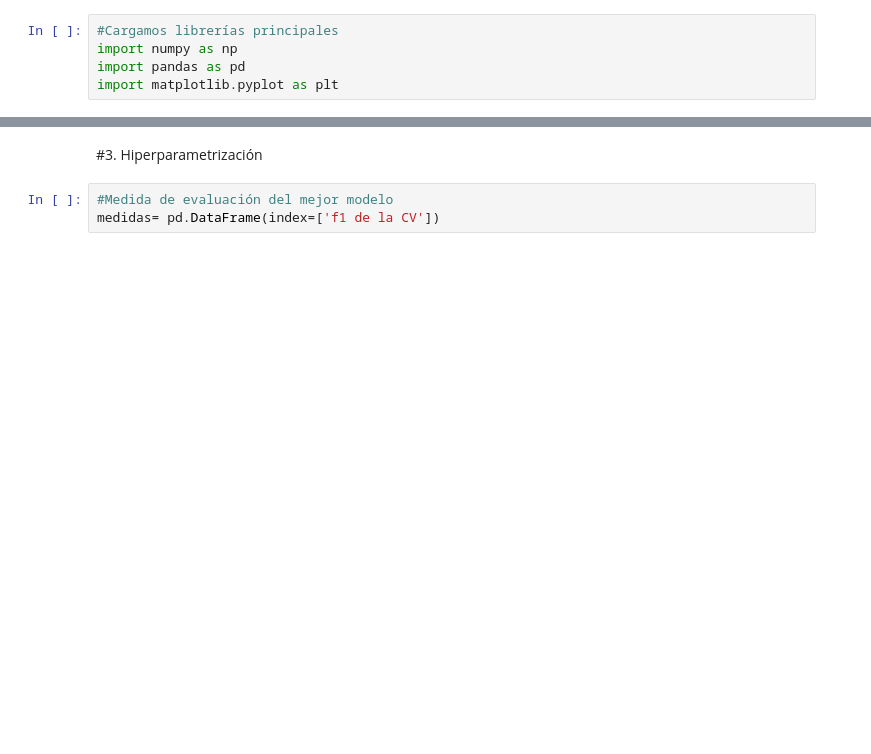
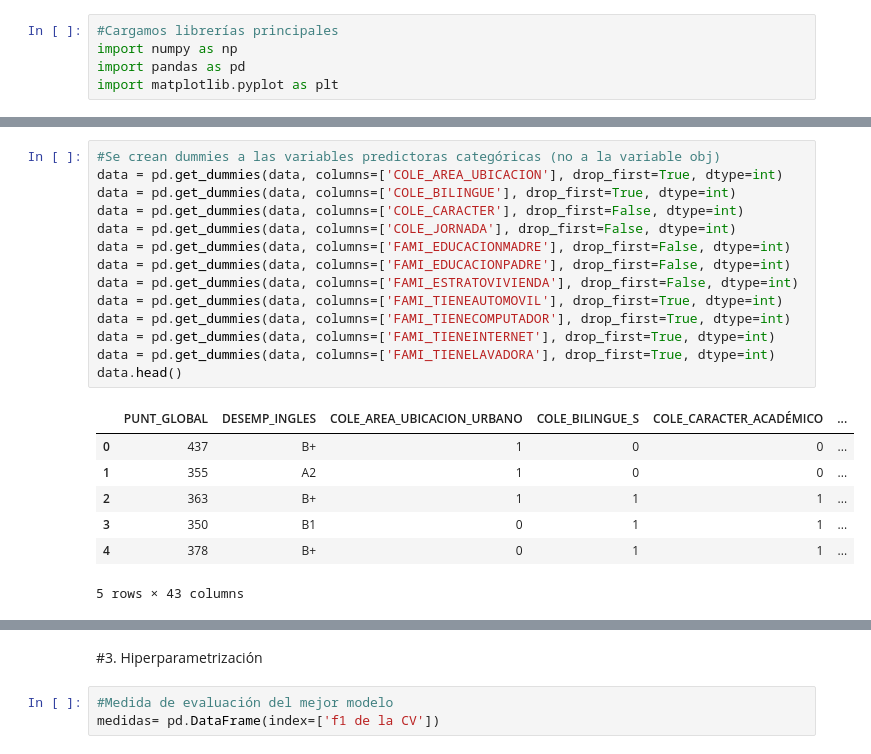
Before and after one commit to tealtourmaline/Mineria-y-calidad-de-datos, a Jupyter notebook: MINERIA_DE_DATOS.ipynb, the cells around one changed output, grey strips where cells are left out. Cells and saved outputs as stored; diff of their text form; blank space fills up the shorter version.

```diff
--- a/MINERIA_DE_DATOS.ipynb
+++ b/MINERIA_DE_DATOS.ipynb
@@ -41,3 +83,25 @@ data.head()
+# %%
+#Se crean dummies a las variables predictoras categóricas (no a la variable obj)
+data = pd.get_dummies(data, columns=['COLE_AREA_UBICACION'], drop_first=True, dtype=int)
+data = pd.get_dummies(data, columns=['COLE_BILINGUE'], drop_first=True, dtype=int)
+data = pd.get_dummies(data, columns=['COLE_CARACTER'], drop_first=False, dtype=int)
+data = pd.get_dummies(data, columns=['COLE_JORNADA'], drop_first=False, dtype=int)
+data = pd.get_dummies(data, columns=['FAMI_EDUCACIONMADRE'], drop_first=False, dtype=int)
+data = pd.get_dummies(data, columns=['FAMI_EDUCACIONPADRE'], drop_first=False, dtype=int)
+data = pd.get_dummies(data, columns=['FAMI_ESTRATOVIVIENDA'], drop_first=False, dtype=int)
+data = pd.get_dummies(data, columns=['FAMI_TIENEAUTOMOVIL'], drop_first=True, dtype=int)
+data = pd.get_dummies(data, columns=['FAMI_TIENECOMPUTADOR'], drop_first=True, dtype=int)
+data = pd.get_dummies(data, columns=['FAMI_TIENEINTERNET'], drop_first=True, dtype=int)
+data = pd.get_dummies(data, columns=['FAMI_TIENELAVADORA'], drop_first=True, dtype=int)
+data.head()
+# %% [output]
+|  | PUNT_GLOBAL | DESEMP_INGLES | COLE_AREA_UBICACION_URBANO | COLE_BILINGUE_S | COLE_CARACTER_ACADÉMICO | ... |
+| 0 | 437 | B+ | 1 | 0 | 0 | ... |
+| 1 | 355 | A2 | 1 | 0 | 0 | ... |
+| 2 | 363 | B+ | 1 | 1 | 1 | ... |
+| 3 | 350 | B1 | 0 | 1 | 1 | ... |
+| 4 | 378 | B+ | 0 | 1 | 1 | ... |
+5 rows × 43 columns
 # %%
 #Se codifican las categorias de la VARIABLE OBJETIVO
 
```
Also changed, not shown: parts of 16 cells of this notebook.
